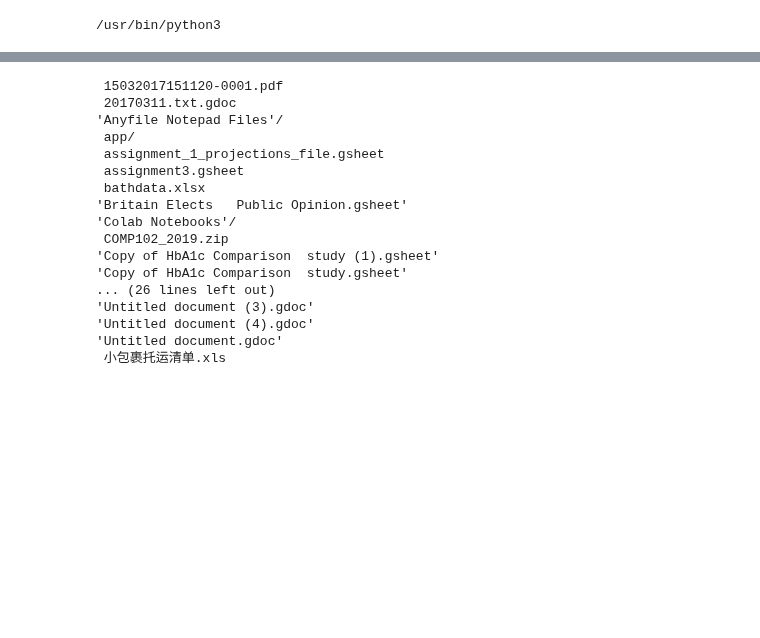
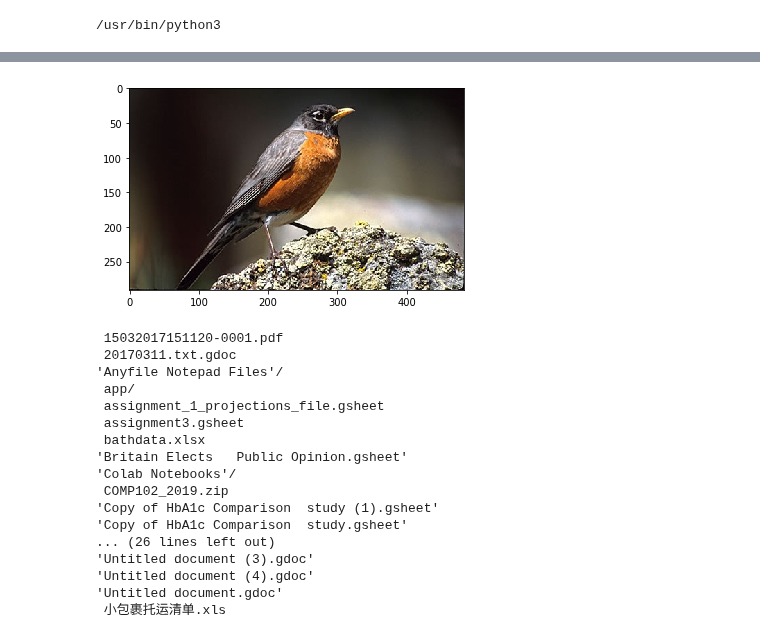
Before and after one commit to wdon021/From_Colab, a Jupyter notebook: SGD.ipynb, the cells around one changed output, grey strips where cells are left out. Saved outputs shown, nothing was run; the diff lists cells and outputs as text; code cells hidden in the pictures; blank space fills up the shorter version.

```diff
--- a/SGD.ipynb
+++ b/SGD.ipynb
@@ -86,0 +117,3 @@ Successfully installed torch-1.3.1
+# %%
+PATH = Path('/content/gdrive/My Drive/ImageEnhancement')
+PATH_TRN = PATH/'train'
@@ -87,3 +125,9 @@ Successfully installed torch-1.3.1
+# %%
+img_fn = PATH_TRN/'n01558993'/'n01558993_9684.JPEG'
+img = open_image(img_fn)
+plt.imshow(img);
+# %% [output]
+[figure, added]
 # %%
 import torch.nn as nn
 # %%
```
Also changed, not shown: parts of 11 cells of this notebook.
